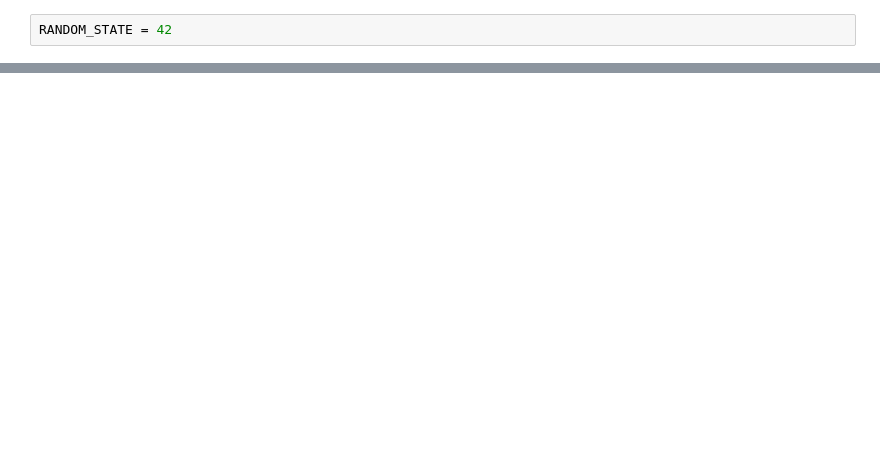
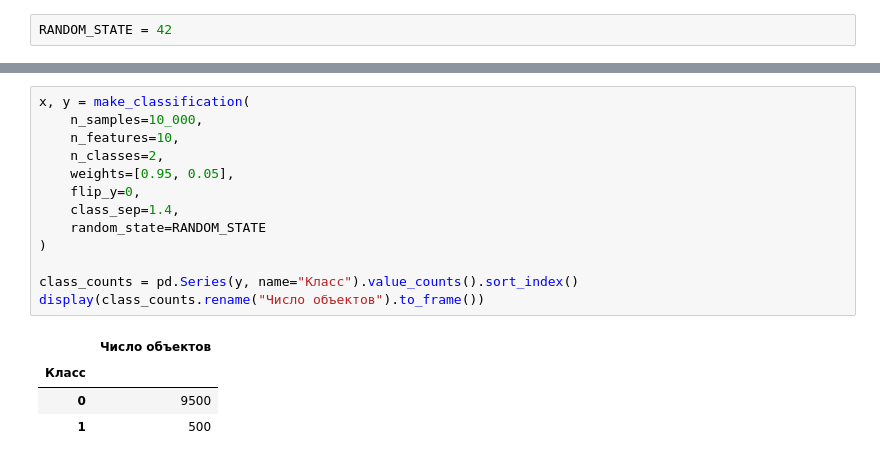
Before and after one commit to AndreyShpigar/ML-course, a Jupyter notebook: Week_04_Metrics/Practice_04.ipynb, the cells around one changed output, grey strips where cells are left out. Cells and saved outputs as stored; diff of their text form; blank space fills up the shorter version.

```diff
--- a/Week_04_Metrics/Practice_04.ipynb
+++ b/Week_04_Metrics/Practice_04.ipynb
@@ -171,0 +35,18 @@ Test precision is 0.7222222222222222
+# %%
+x, y = make_classification(
+    n_samples=10_000,
+    n_features=10,
+    n_classes=2,
+    weights=[0.95, 0.05],
+    flip_y=0,
+    class_sep=1.4,
+    random_state=RANDOM_STATE
+)
+
+class_counts = pd.Series(y, name="Класс").value_counts().sort_index()
+display(class_counts.rename("Число объектов").to_frame())
+# %% [output]
+|  | Число объектов |
+| Класс |  |
+| 0 | 9500 |
+| 1 | 500 |
```
Also changed, not shown: parts of 47 cells of this notebook, 1 other file.
